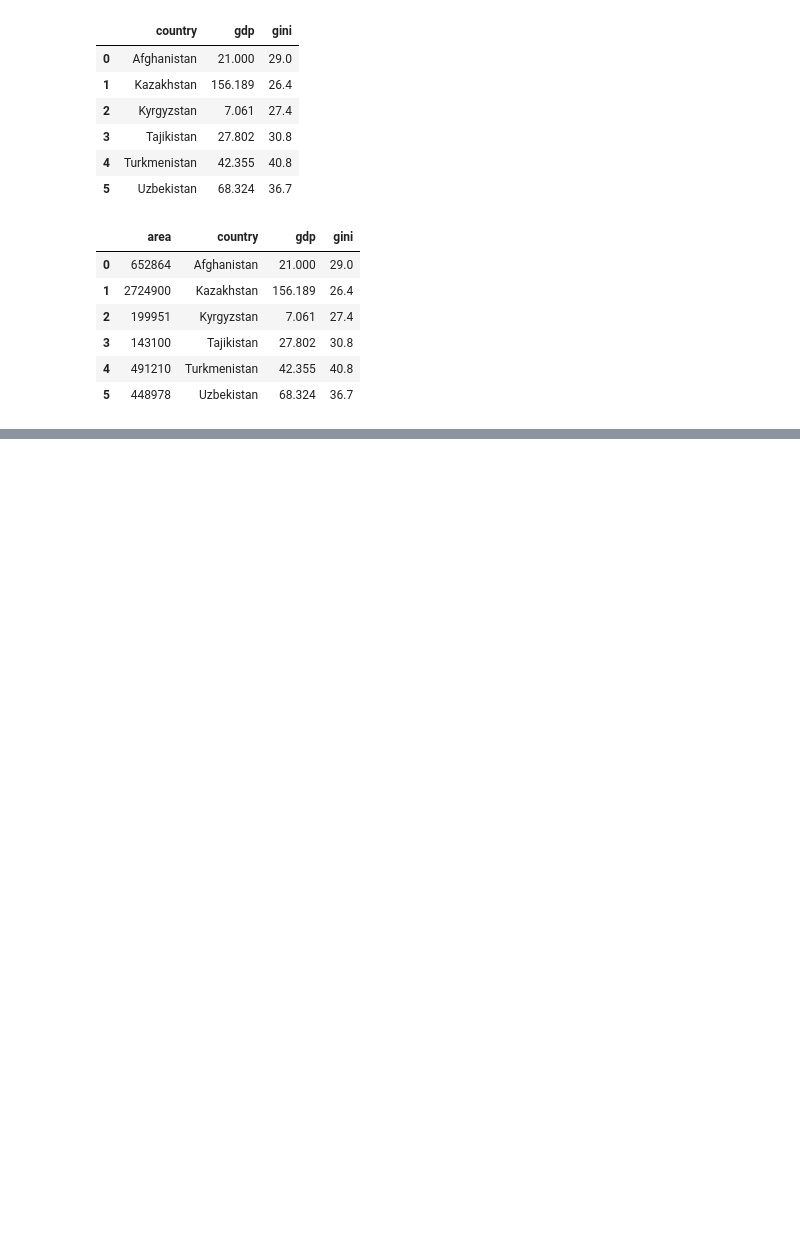
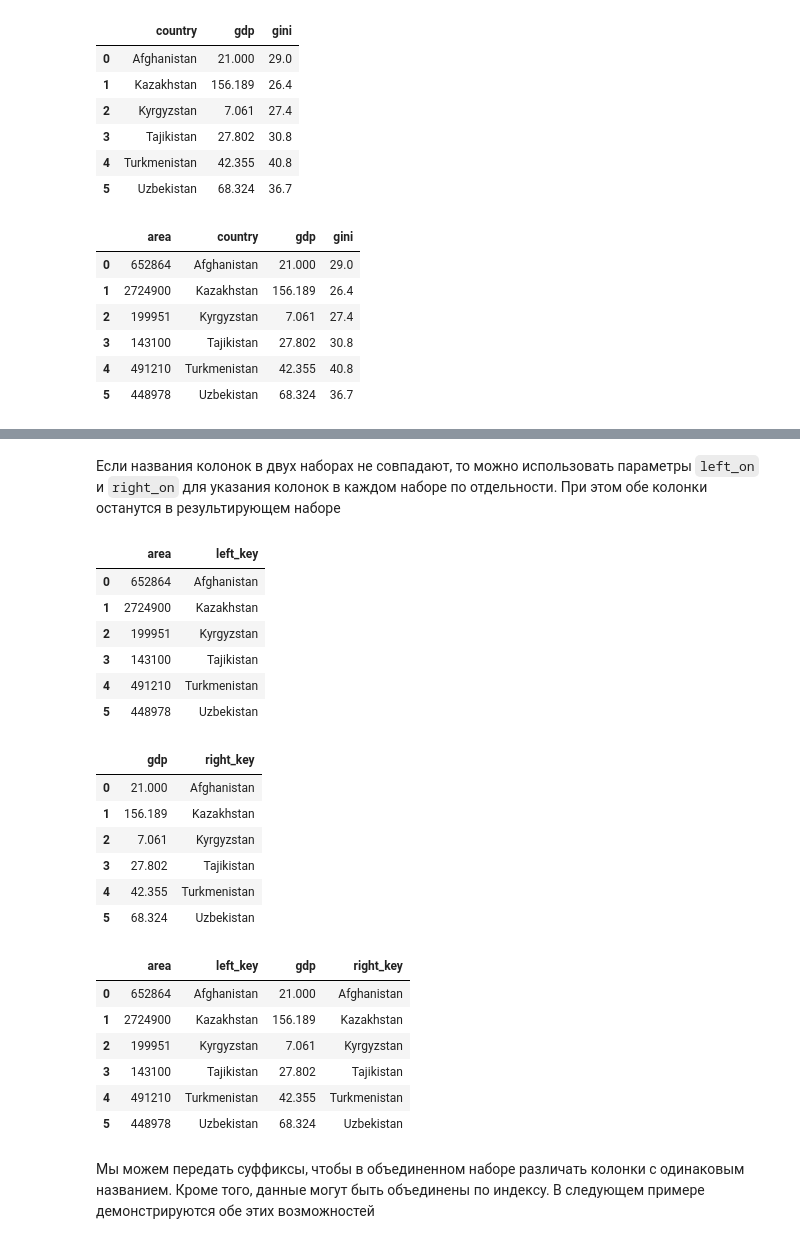
Before and after one commit to agzamovr/ml-course-uz, a Jupyter notebook: 03.05 Concatenation and merge in pandas.ipynb, the cells around one changed output, grey strips where cells are left out. Drawn from its saved outputs; the diff is of its cells as text; code cells hidden in the pictures; blank space fills up the shorter version.

```diff
--- a/03.05 Concatenation and merge in pandas.ipynb
+++ b/03.05 Concatenation and merge in pandas.ipynb
@@ -272,0 +306,32 @@ display_horizontal([df_left, df_debt], result)
+# %% [markdown]
+Если названия колонок в двух наборах не совпадают, то можно использовать параметры `left_on` и `right_on` для указания колонок в каждом наборе по отдельности. При этом обе колонки останутся в результирующем наборе
+# %%
+df_left = pd.DataFrame(data={'left_key': countries, 'area': area})
+df_right = pd.DataFrame(data={'right_key': countries, 'gdp': gdp})
+
+result = pd.merge(df_left, df_right, left_on='left_key', right_on='right_key')
+display_horizontal([df_left, df_right], result)
+# %% [output]
+|  | area | left_key |
+| 0 | 652864 | Afghanistan |
+| 1 | 2724900 | Kazakhstan |
+| 2 | 199951 | Kyrgyzstan |
+| 3 | 143100 | Tajikistan |
+| 4 | 491210 | Turkmenistan |
+| 5 | 448978 | Uzbekistan |
+|  | gdp | right_key |
+| 0 | 21.000 | Afghanistan |
+| 1 | 156.189 | Kazakhstan |
+| 2 | 7.061 | Kyrgyzstan |
+| 3 | 27.802 | Tajikistan |
+| 4 | 42.355 | Turkmenistan |
+| 5 | 68.324 | Uzbekistan |
+|  | area | left_key | gdp | right_key |
+| 0 | 652864 | Afghanistan | 21.000 | Afghanistan |
+| 1 | 2724900 | Kazakhstan | 156.189 | Kazakhstan |
+| 2 | 199951 | Kyrgyzstan | 7.061 | Kyrgyzstan |
+| 3 | 143100 | Tajikistan | 27.802 | Tajikistan |
+| 4 | 491210 | Turkmenistan | 42.355 | Turkmenistan |
+| 5 | 448978 | Uzbekistan | 68.324 | Uzbekistan |
+# %% [markdown]
+Мы можем передать суффиксы, чтобы в объединенном наборе различать колонки с одинаковым названием. Кроме того, данные могут быть объединены по индексу. В следующем примере демонстрируются обе этих возможностей
```
Also changed, not shown: parts of 13 cells of this notebook.
